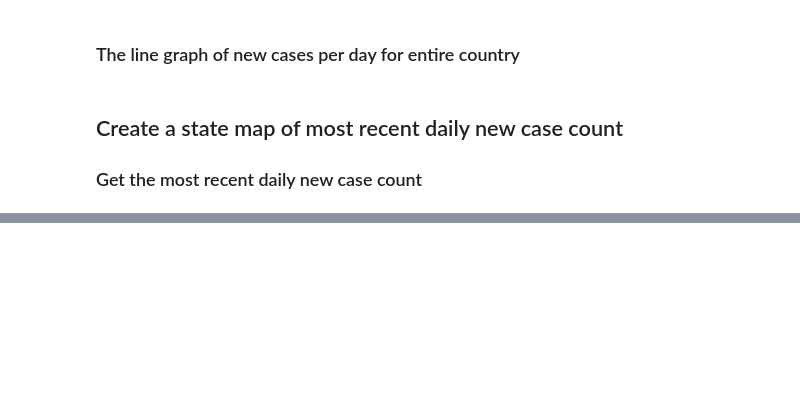
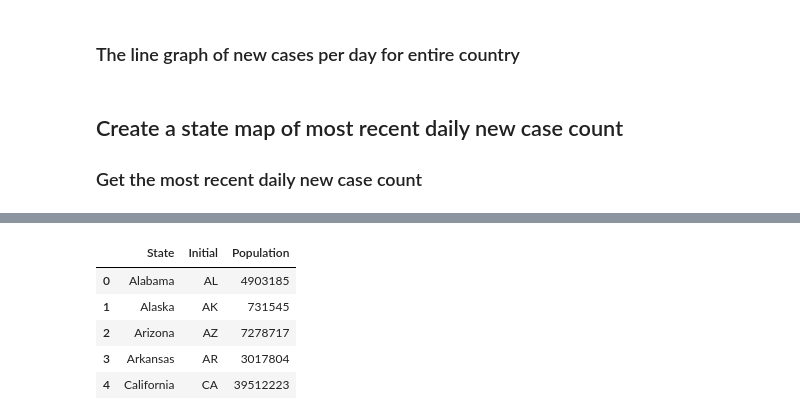
Before and after one commit to mikec3/Portfolio_Test, a Jupyter notebook: BigQuery_And_PlotlyTesting.ipynb, the cells around one changed output, grey strips where cells are left out. Cells and saved outputs as stored; diff of their text form; code cells hidden in the pictures; blank space fills up the shorter version.

```diff
--- a/BigQuery_And_PlotlyTesting.ipynb
+++ b/BigQuery_And_PlotlyTesting.ipynb
@@ -328,0 +341,13 @@ StatesMapPlotDiv=plot(fig)
+# %%
+query="""select * FROM dev-smoke-278920.COVID_TEST_DATASET.2019_State_Census_Population
+    """
+query_job = client.query(query)
+popdf=query_job.to_dataframe()
+popdf.head()
+# %% [output]
+|  | State | Initial | Population |
+| 0 | Alabama | AL | 4903185 |
+| 1 | Alaska | AK | 731545 |
+| 2 | Arizona | AZ | 7278717 |
+| 3 | Arkansas | AR | 3017804 |
+| 4 | California | CA | 39512223 |
```
Also changed, not shown: parts of 16 cells of this notebook, 4 other files.
